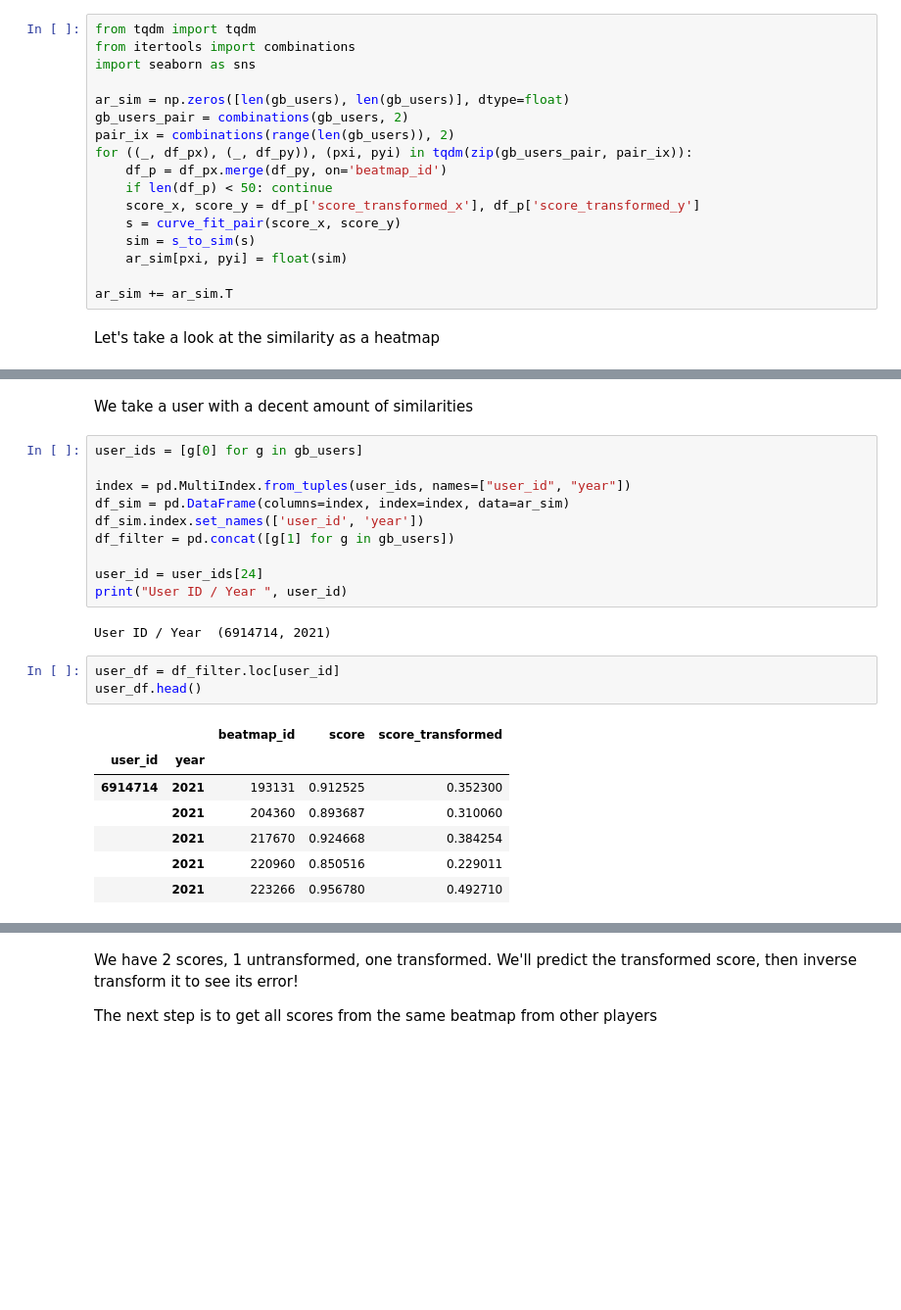
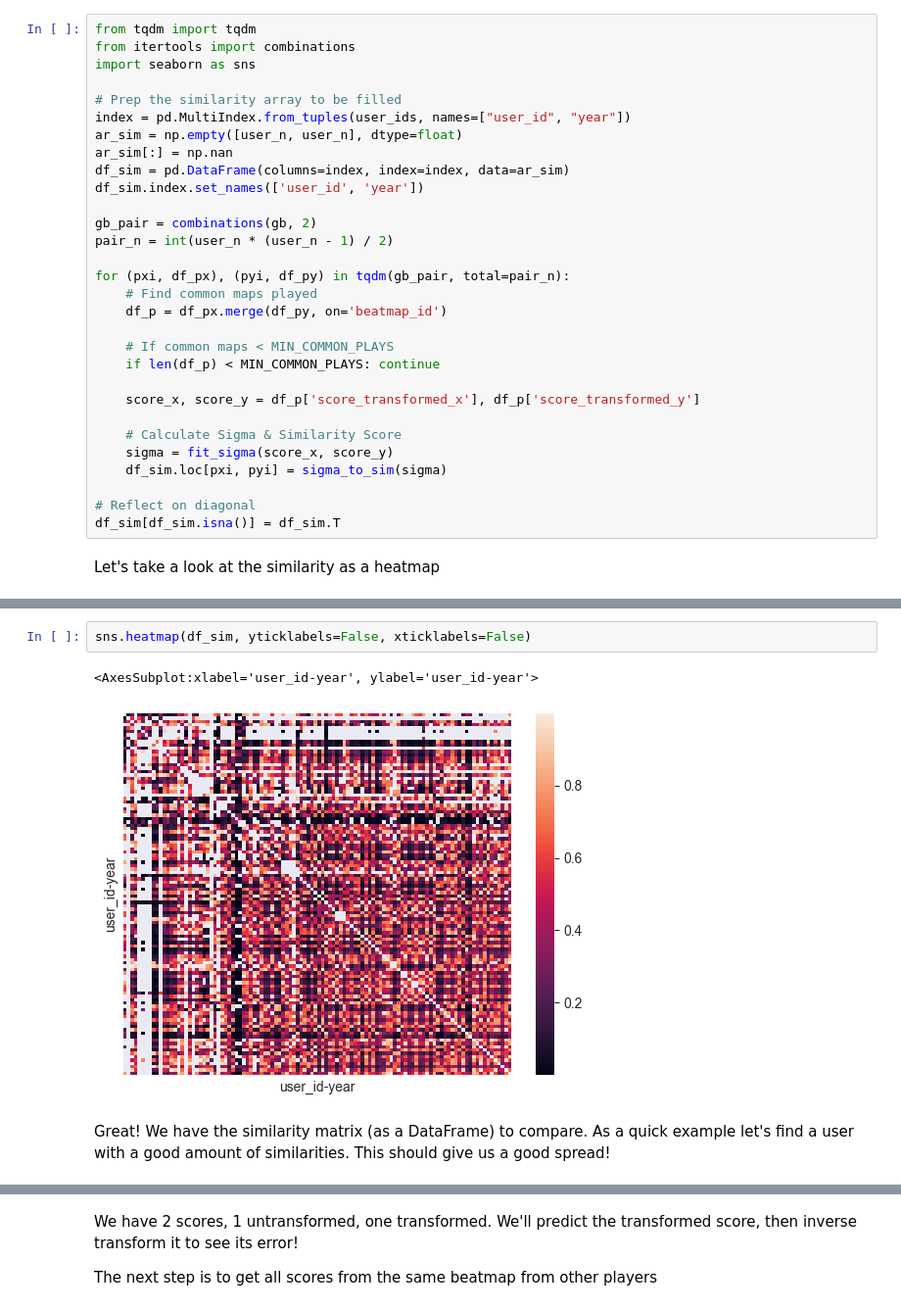
Before and after one commit to Eve-ning/opal, a Jupyter notebook: opal/nbs/player_similarity.ipynb, the cells around one changed output, grey strips where cells are left out. Shown: that part at 98% size. Cells and saved outputs as stored; diff of their text form; blank space fills up the shorter version.

```diff
--- a/opal/nbs/player_similarity.ipynb
+++ b/opal/nbs/player_similarity.ipynb
@@ -85,17 +91,30 @@ from tqdm import tqdm
 from itertools import combinations
 import seaborn as sns
 
-ar_sim = np.zeros([len(gb_users), len(gb_users)], dtype=float)
-gb_users_pair = combinations(gb_users, 2)
-pair_ix = combinations(range(len(gb_users)), 2)
-for ((_, df_px), (_, df_py)), (pxi, pyi) in tqdm(zip(gb_users_pair, pair_ix)):
+# Prep the similarity array to be filled
+index = pd.MultiIndex.from_tuples(user_ids, names=["user_id", "year"])
+ar_sim = np.empty([user_n, user_n], dtype=float)
+ar_sim[:] = np.nan
+df_sim = pd.DataFrame(columns=index, index=index, data=ar_sim)
+df_sim.index.set_names(['user_id', 'year'])
+
+gb_pair = combinations(gb, 2)
+pair_n = int(user_n * (user_n - 1) / 2)
+
+for (pxi, df_px), (pyi, df_py) in tqdm(gb_pair, total=pair_n):
+    # Find common maps played
     df_p = df_px.merge(df_py, on='beatmap_id')
-    if len(df_p) < 50: continue
+
+    # If common maps < MIN_COMMON_PLAYS
+    if len(df_p) < MIN_COMMON_PLAYS: continue
+
     score_x, score_y = df_p['score_transformed_x'], df_p['score_transformed_y']
-    s = curve_fit_pair(score_x, score_y)
-    sim = s_to_sim(s)
-    ar_sim[pxi, pyi] = float(sim)
 
-ar_sim += ar_sim.T
+    # Calculate Sigma & Similarity Score
+    sigma = fit_sigma(score_x, score_y)
+    df_sim.loc[pxi, pyi] = sigma_to_sim(sigma)
+
+# Reflect on diagonal
+df_sim[df_sim.isna()] = df_sim.T
 # %% [markdown]
 Let's take a look at the similarity as a heatmap
@@ -107,25 +121,9 @@ sns.heatmap(ar_sim)
-# %% [markdown]
-We take a user with a decent amount of similarities
-# %%
-user_ids = [g[0] for g in gb_users]
-
-index = pd.MultiIndex.from_tuples(user_ids, names=["user_id", "year"])
-df_sim = pd.DataFrame(columns=index, index=index, data=ar_sim)
-df_sim.index.set_names(['user_id', 'year'])
-df_filter = pd.concat([g[1] for g in gb_users])
-
-user_id = user_ids[24]
-print("User ID / Year ", user_id)
-# %% [output]
-User ID / Year  (6914714, 2021)
-# %%
-user_df = df_filter.loc[user_id]
-user_df.head()
-# %% [output]
-|  |  | beatmap_id | score | score_transformed |
-| user_id | year |  |  |  |
-| 6914714 | 2021 | 193131 | 0.912525 | 0.352300 |
-|  | 2021 | 204360 | 0.893687 | 0.310060 |
-|  | 2021 | 217670 | 0.924668 | 0.384254 |
-|  | 2021 | 220960 | 0.850516 | 0.229011 |
-|  | 2021 | 223266 | 0.956780 | 0.492710 |
+# %%
+sns.heatmap(df_sim, yticklabels=False, xticklabels=False)
+# %% [output]
+<AxesSubplot:xlabel='user_id-year', ylabel='user_id-year'>
+[figure, added]
+# %% [markdown]
+Great! We have the similarity matrix (as a DataFrame) to compare.
+As a quick example let's find a user with a good amount of similarities.
+This should give us a good spread!
```
Also changed, not shown: parts of 19 cells of this notebook.
